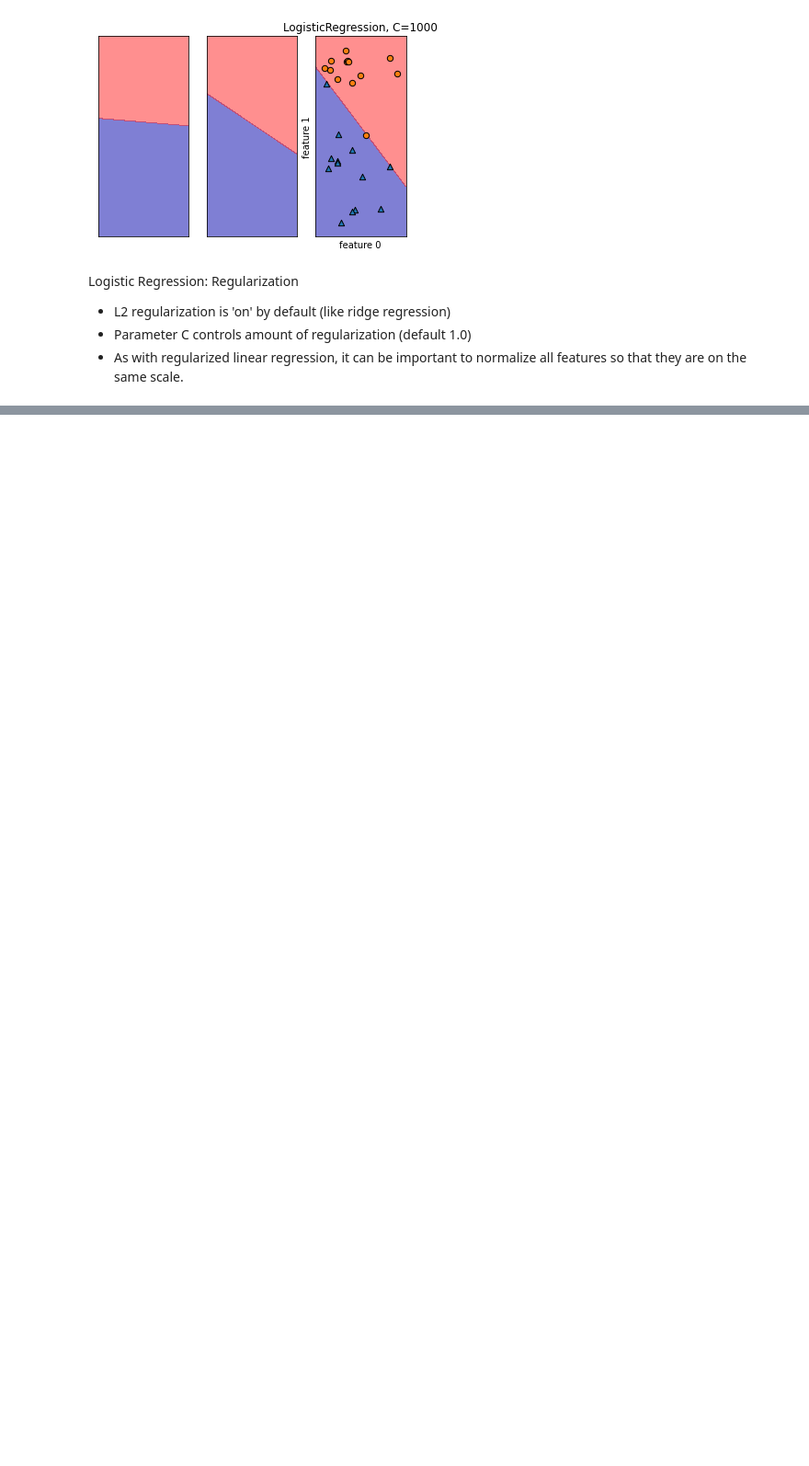
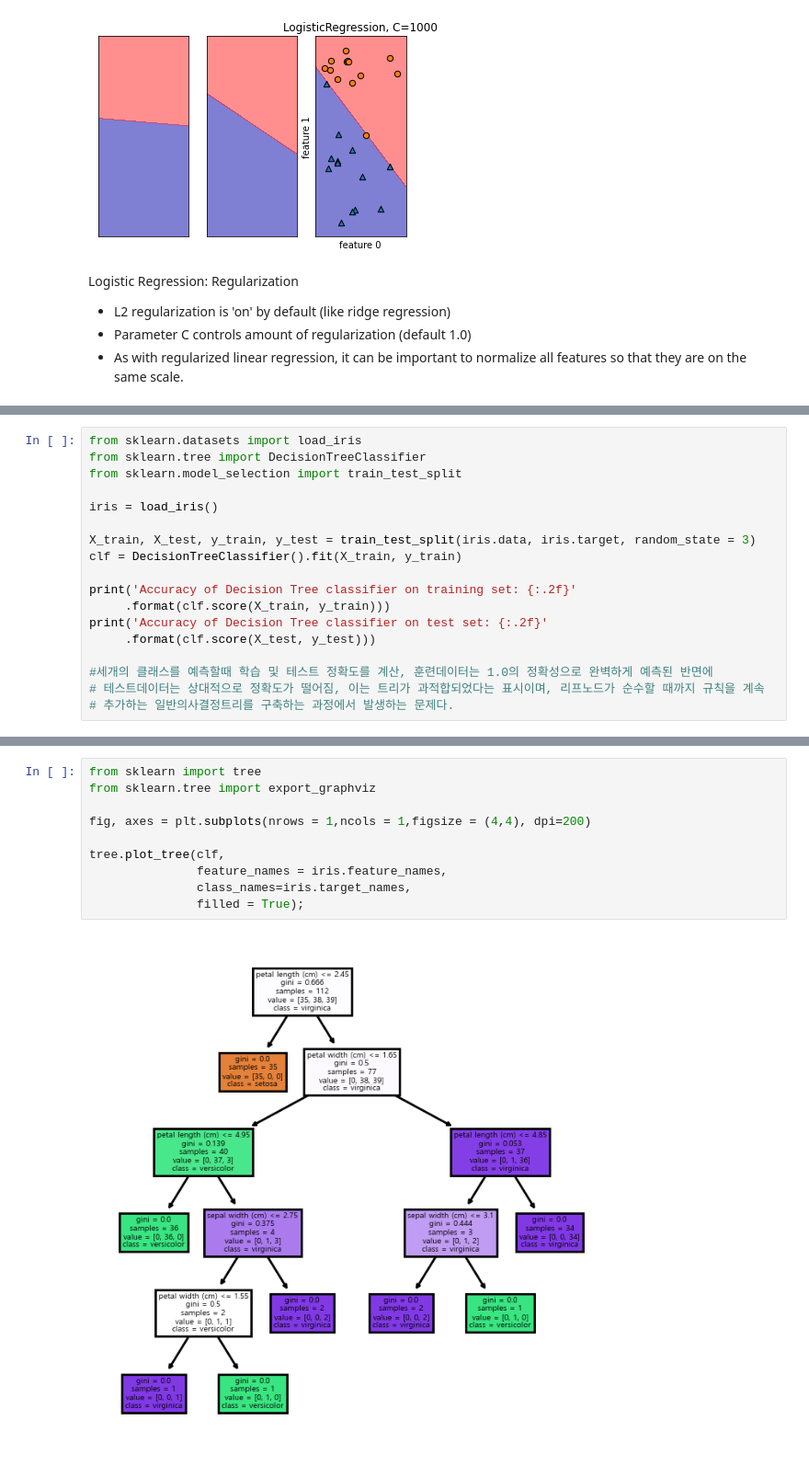
Before and after one commit to danielwon01/Applied-Data-Science-with-Python, a Jupyter notebook: Applied_Machine_Learning_in_Python/Supervised Machine Learning.ipynb, the cells around one changed output, grey strips where cells are left out. Shown at 92% size. Drawn from its saved outputs; the diff is of its cells as text; blank space fills up the shorter version.

```diff
--- a/Applied_Machine_Learning_in_Python/Supervised Machine Learning.ipynb
+++ b/Applied_Machine_Learning_in_Python/Supervised Machine Learning.ipynb
@@ -648,0 +907,18 @@ Logistic Regression: Regularization
+# %%
+from sklearn.datasets import load_iris
+from sklearn.tree import DecisionTreeClassifier
+from sklearn.model_selection import train_test_split
+
+iris = load_iris()
+
+X_train, X_test, y_train, y_test = train_test_split(iris.data, iris.target, random_state = 3)
+clf = DecisionTreeClassifier().fit(X_train, y_train)
+
+print('Accuracy of Decision Tree classifier on training set: {:.2f}'
+     .format(clf.score(X_train, y_train)))
+print('Accuracy of Decision Tree classifier on test set: {:.2f}'
+     .format(clf.score(X_test, y_test)))
+
+#세개의 클래스를 예측할때 학습 및 테스트 정확도를 계산, 훈련데이터는 1.0의 정확성으로 완벽하게 예측된 반면에
+# 테스트데이터는 상대적으로 정확도가 떨어짐, 이는 트리가 과적합되었다는 표시이며, 리프노드가 순수할 때까지 규칙을 계속
+# 추가하는 일반의사결정트리를 구축하는 과정에서 발생하는 문제다.
@@ -648,0 +945,12 @@ Logistic Regression: Regularization
+# %%
+from sklearn import tree
+from sklearn.tree import export_graphviz
+
+fig, axes = plt.subplots(nrows = 1,ncols = 1,figsize = (4,4), dpi=200)
+
+tree.plot_tree(clf,
+               feature_names = iris.feature_names,
+               class_names=iris.target_names,
+               filled = True);
+# %% [output]
+[figure, added]
```
Also changed, not shown: parts of 30 cells of this notebook.
